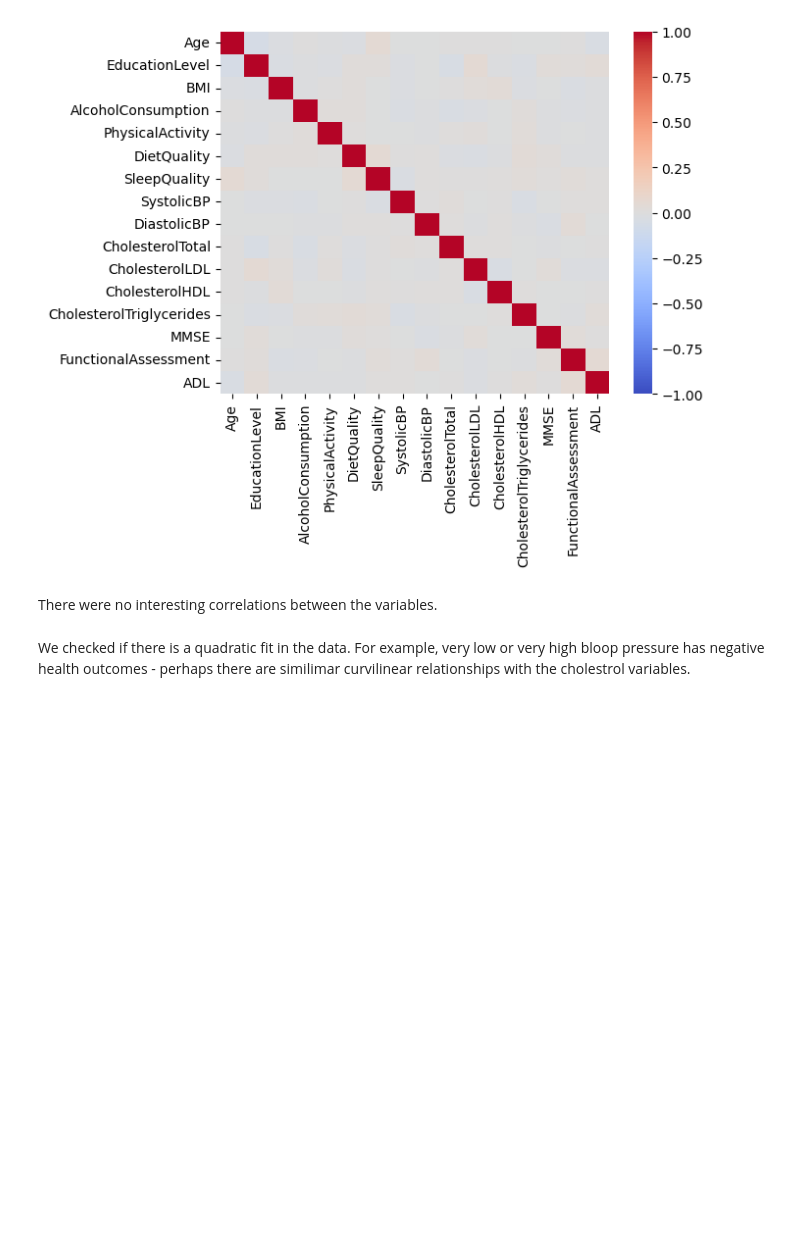
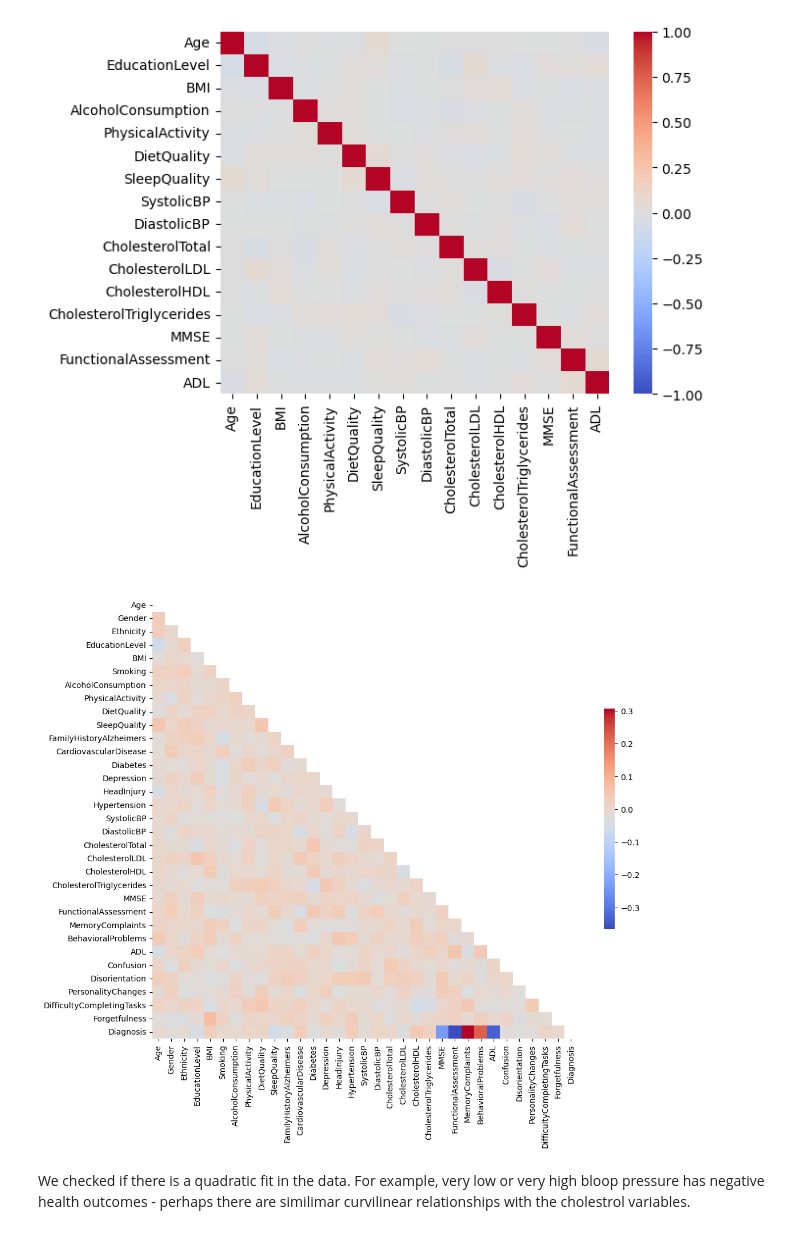
Before and after one commit to niconap/sda-project, a Jupyter notebook: visualisations.ipynb, the cells around one changed output. Cells and saved outputs as stored; diff of their text form; code cells hidden in the pictures; blank space fills up the shorter version.

```diff
--- a/visualisations.ipynb
+++ b/visualisations.ipynb
@@ -334,8 +334,14 @@ sns.heatmap(correlation_matrix, cmap='coolwarm', vmin=-1, vmax=1)
 plt.show()
 # %% [output]
 [figure]
-# %% [markdown]
-There were no interesting correlations between the variables.
+# %%
+# alternate plot of the heatmap
+mask = np.triu(np.ones_like(df.corr(), dtype=bool))
+plt.figure(figsize=(12, 10))
+sns.heatmap(df.corr(),cmap="coolwarm", cbar_kws={"shrink": .5}, mask=mask)
+plt.show()
+# %% [output]
+[figure, added]
 # %% [markdown]
 We checked if there is a quadratic fit in the data. For example, very low or very high bloop pressure has negative health outcomes - perhaps there are similimar curvilinear relationships with the cholestrol variables.
 # %%
```
Also changed, not shown: parts of 2 cells of this notebook.
